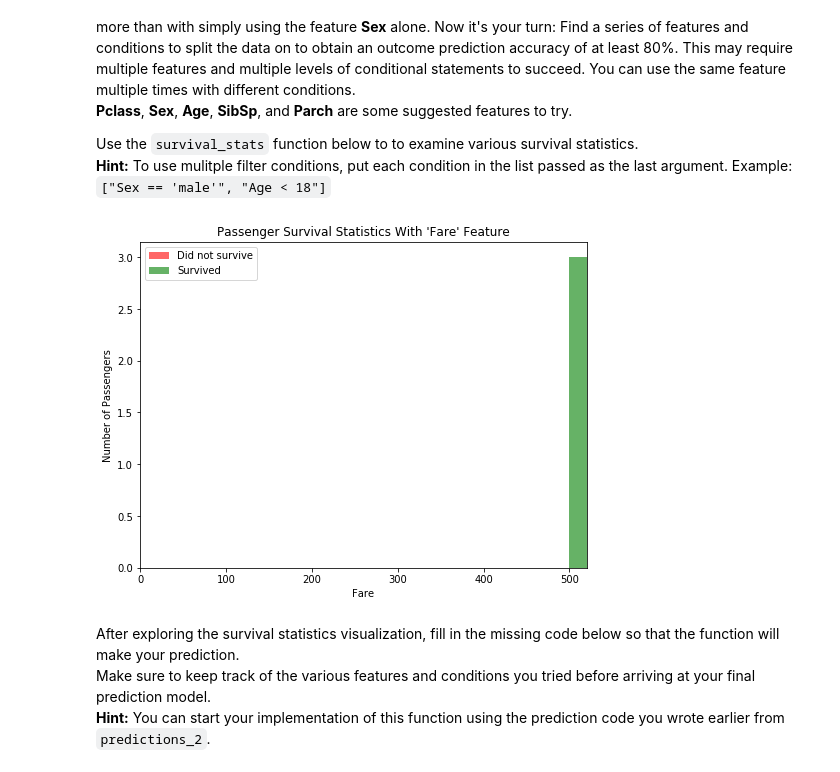
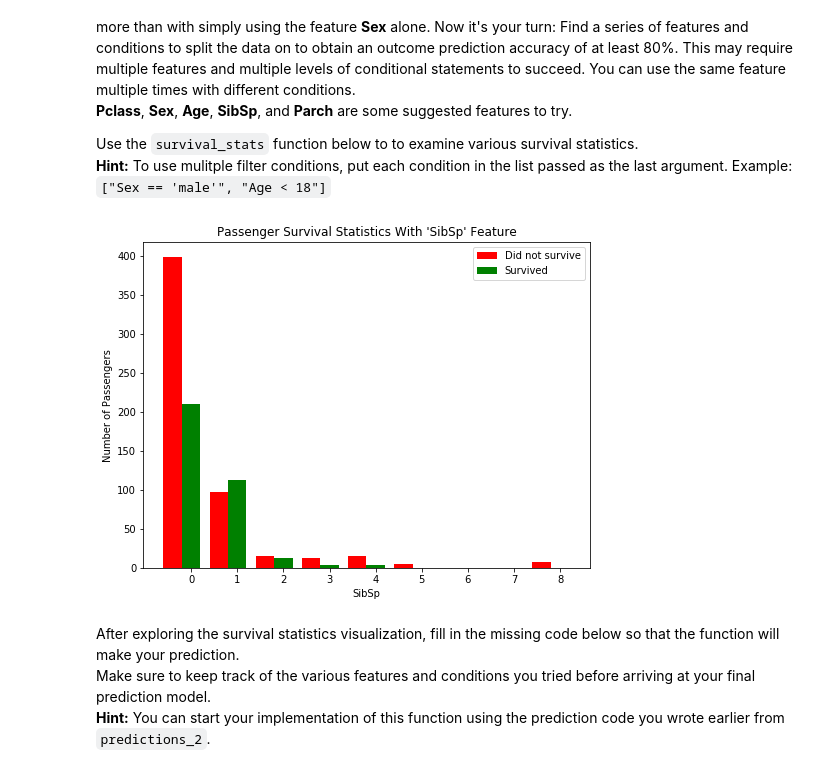
Before and after one commit to smokerhome/MLSubmission, a Jupyter notebook: titanic_survival_exploration/titanic_survival_exploration.ipynb, the cells around one changed output. Drawn from its saved outputs; the diff is of its cells as text; code cells hidden in the pictures.

```diff
--- a/titanic_survival_exploration/titanic_survival_exploration.ipynb
+++ b/titanic_survival_exploration/titanic_survival_exploration.ipynb
@@ -216,9 +216,9 @@ Adding the feature **Age** as a condition in conjunction with **Sex** improves t
 Use the `survival_stats` function below to to examine various survival statistics.
 **Hint:** To use mulitple filter conditions, put each condition in the list passed as the last argument. Example: `["Sex == 'male'", "Age < 18"]`
 # %%
-vs.survival_stats(data, outcomes, 'Fare', ["Fare > 300"])
+vs.survival_stats(data, outcomes, 'SibSp')
 # %% [output]
-[figure, old version]
+[figure, new version]
 # %% [markdown]
 After exploring the survival statistics visualization, fill in the missing code below so that the function will make your prediction.
 Make sure to keep track of the various features and conditions you tried before arriving at your final prediction model.
```
Also changed, not shown: parts of 9 cells of this notebook, 1 other file.
